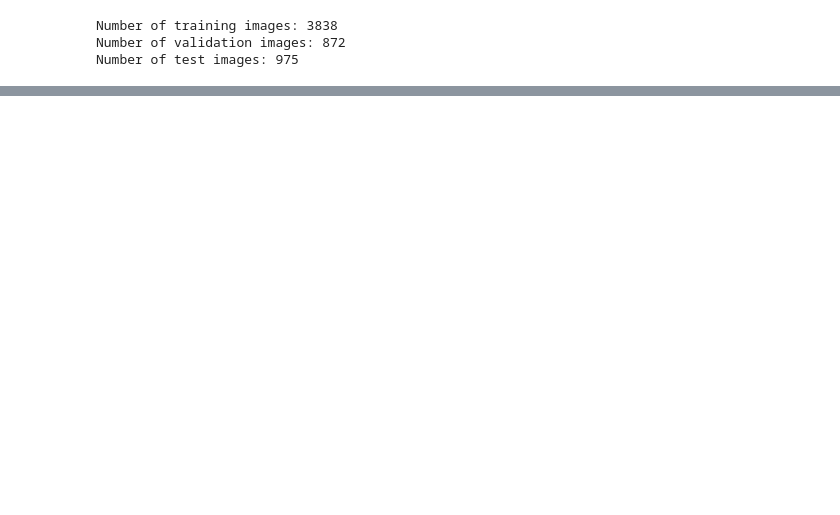
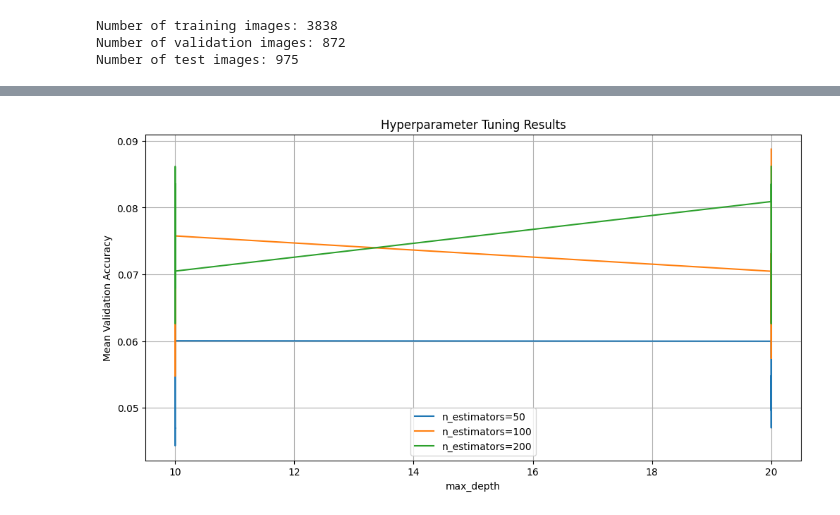
Before and after one commit to Harry-Nguyen0248/APS360_Yoga_Poses_Classification, a Jupyter notebook: BaselineModel/main.ipynb, the cells around one changed output, grey strips where cells are left out. Cells and saved outputs as stored; diff of their text form; code cells hidden in the pictures; blank space fills up the shorter version.

Commit message:
Baseline Model Updated

```diff
--- a/BaselineModel/main.ipynb
+++ b/BaselineModel/main.ipynb
@@ -15,10 +7,10 @@ from primaryModel import YogaClassfier
 # %%
 data_dir = '/Users/harrynguyen/Documents/GitHub/APS360_Yoga_Poses_Classification/Dataset/dataset'
-train_dir = '/Users/harrynguyen/Documents/GitHub/APS360_Yoga_Poses_Classification/BaselineModel/yoga_train'
-val_dir = '/Users/harrynguyen/Documents/GitHub/APS360_Yoga_Poses_Classification/BaselineModel/yoga_val'
-test_dir = '/Users/harrynguyen/Documents/GitHub/APS360_Yoga_Poses_Classification/BaselineModel/yoga_test'
+train_dir = '/Users/harrynguyen/Documents/GitHub/APS360_Yoga_Poses_Classification/BaselineModel2/yoga_train'
+val_dir = '/Users/harrynguyen/Documents/GitHub/APS360_Yoga_Poses_Classification/BaselineModel2/yoga_val'
+test_dir = '/Users/harrynguyen/Documents/GitHub/APS360_Yoga_Poses_Classification/BaselineModel2/yoga_test'
 
-prepare_datasets(data_dir, train_dir, val_dir, test_dir)
+X_train, y_train, X_val, y_val, X_test, y_test = prepare_datasets(data_dir, train_dir, val_dir, test_dir)
 # %% [output]
 Number of training images: 3838
 Number of validation images: 872
@@ -46,0 +22,5 @@ small_model, train_err, train_loss = sanityCheck.train_on_small_dataset(small_mo
+# %%
+from sklearn.model_selection import train_test_split
+
+# Reduce the number of samples by taking a random subset
+X_train_small, _, y_train_small, _ = train_test_split(X_train, y_train, train_size=0.1, random_state=42)
@@ -46,0 +31,11 @@ small_model, train_err, train_loss = sanityCheck.train_on_small_dataset(small_mo
+# %%
+from sklearn.feature_selection import SelectKBest, f_classif
+
+# Select the top 10,000 features
+k = 10000
+selector = SelectKBest(f_classif, k=k)
+X_train_selected = selector.fit_transform(X_train_small, y_train_small)
+X_val_selected = selector.transform(X_val)
+X_test_selected = selector.transform(X_test)
+
+print(f"Reduced feature size: {X_train_selected.shape[1]}")
@@ -46,0 +50,14 @@ small_model, train_err, train_loss = sanityCheck.train_on_small_dataset(small_mo
+# %%
+from sklearn.ensemble import RandomForestClassifier
+from sklearn.metrics import accuracy_score, classification_report, confusion_matrix
+
+# Initialize the Random Forest classifier
+rf_model = RandomForestClassifier(n_estimators=100, random_state=42)
+
+# Train the model
+rf_model.fit(X_train_selected, y_train_small)
+
+# Validate the model
+val_predictions = rf_model.predict(X_val_selected)
+val_accuracy = accuracy_score(y_val, val_predictions)
+print(f"Validation Accuracy: {val_accuracy}")
@@ -46,0 +146,4 @@ small_model, train_err, train_loss = sanityCheck.train_on_small_dataset(small_mo
+# %%
+helperFunctions.plot_hyperparameter_tuning_results(grid_search)
+# %% [output]
+[figure, added]
```
Also changed, not shown: parts of 23 cells of this notebook, 13 other files.
